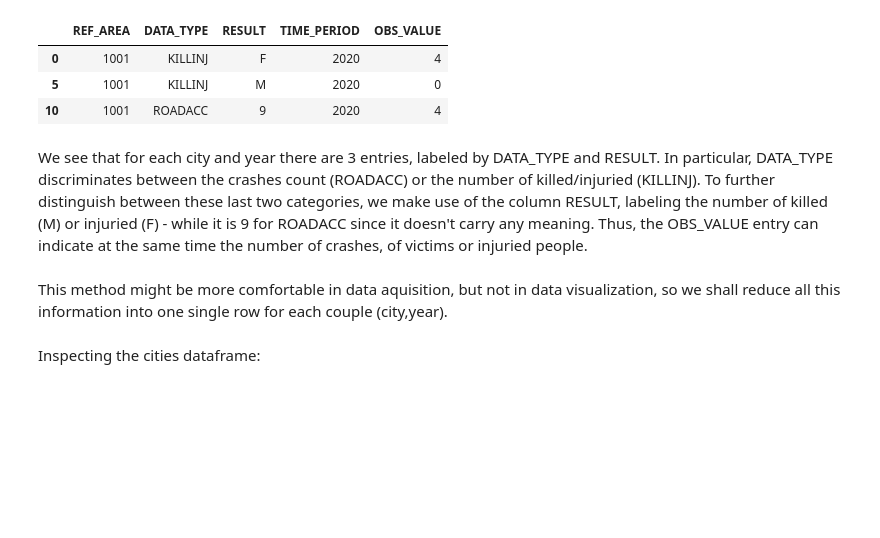
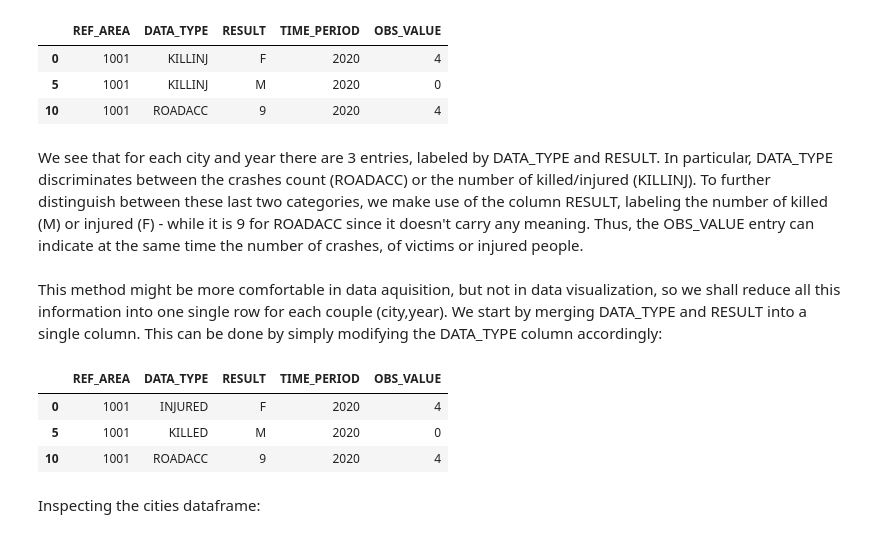
Before and after one commit to MarcoTosoni/boolean_project, a Jupyter notebook: data_analysis.ipynb, the cells around one changed output. Drawn from its saved outputs; the diff is of its cells as text; code cells hidden in the pictures; blank space fills up the shorter version.

```diff
--- a/data_analysis.ipynb
+++ b/data_analysis.ipynb
@@ -63,3 +65,6 @@ cities.sample(10)
+# %%
+crashes = crashes_raw.copy()
+cities = cities_raw.copy()
 # %% [markdown]
 We start from the crashes dataframe:
 # %%
@@ -128,9 +133,18 @@ crashes[(crashes['REF_AREA']==1001) & (crashes['TIME_PERIOD']==2020)]
 | 5 | 1001 | KILLINJ | M | 2020 | 0 |
 | 10 | 1001 | ROADACC | 9 | 2020 | 4 |
 # %% [markdown]
-We see that for each city and year there are 3 entries, labeled by DATA_TYPE and RESULT. In particular, DATA_TYPE discriminates between the crashes count (ROADACC) or the number of killed/injuried (KILLINJ). To further distinguish between these last two categories, we make use of the column RESULT, labeling the number of killed (M) or injuried (F) - while it is 9 for ROADACC since it doesn't carry any meaning. Thus, the OBS_VALUE entry can indicate at the same time the number of crashes, of victims or injuried people.
+We see that for each city and year there are 3 entries, labeled by DATA_TYPE and RESULT. In particular, DATA_TYPE discriminates between the crashes count (ROADACC) or the number of killed/injured (KILLINJ). To further distinguish between these last two categories, we make use of the column RESULT, labeling the number of killed (M) or injured (F) - while it is 9 for ROADACC since it doesn't carry any meaning. Thus, the OBS_VALUE entry can indicate at the same time the number of crashes, of victims or injured people.
 # %% [markdown]
-This method might be more comfortable in data aquisition, but not in data visualization, so we shall reduce all this information into one single row for each couple (city,year).
+This method might be more comfortable in data aquisition, but not in data visualization, so we shall reduce all this information into one single row for each couple (city,year). We start by merging DATA_TYPE and RESULT into a single column. This can be done by simply modifying the DATA_TYPE column accordingly:
+# %%
+crashes.loc[crashes['RESULT']=='M','DATA_TYPE'] = 'KILLED'
+crashes.loc[crashes['RESULT']=='F','DATA_TYPE'] = 'INJURED'
+crashes[(crashes['REF_AREA']==1001) & (crashes['TIME_PERIOD']==2020)]
+# %% [output]
+|  | REF_AREA | DATA_TYPE | RESULT | TIME_PERIOD | OBS_VALUE |
+| 0 | 1001 | INJURED | F | 2020 | 4 |
+| 5 | 1001 | KILLED | M | 2020 | 0 |
+| 10 | 1001 | ROADACC | 9 | 2020 | 4 |
 # %% [markdown]
 Inspecting the cities dataframe:
 # %%
```
Also changed, not shown: parts of 3 cells of this notebook.
